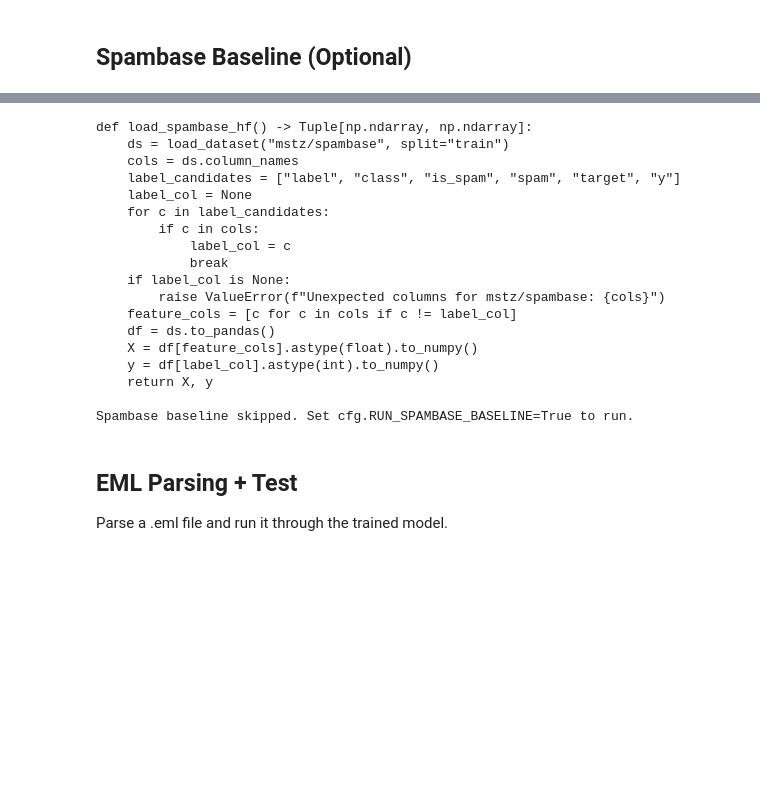
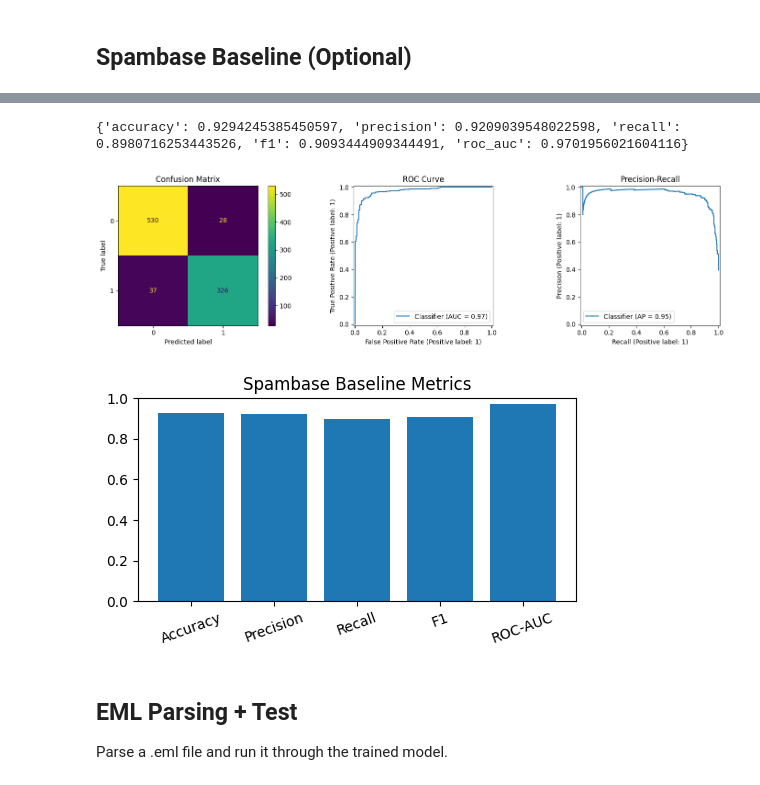
Before and after one commit to NRG-Wardog/SpamGuard, a Jupyter notebook: LLM_Spam.ipynb, the cells around one changed output, grey strips where cells are left out. Cells and saved outputs as stored; diff of their text form; code cells hidden in the pictures; blank space fills up the shorter version.

```diff
--- a/LLM_Spam.ipynb
+++ b/LLM_Spam.ipynb
@@ -995,12 +1040,11 @@ def build_training_args(cfg):
         kwargs["save_strategy"] = "steps" if quick else "epoch"
 
     if "logging_strategy" in params:
-        kwargs["logging_strategy"] = "steps"
-
-    if "logging_steps" in params:
-        kwargs["logging_steps"] = 20 if quick else 50
+        kwargs["logging_strategy"] = "steps" if quick else "epoch"
 
     if quick:
+        if "logging_steps" in params:
+            kwargs["logging_steps"] = 20
         if "eval_steps" in params:
             kwargs["eval_steps"] = 200
         if "save_steps" in params:
@@ -1130,50 +1256,60 @@ print(predict_spam(sample))
 # %%
-import inspect
-print(inspect.getsource(load_spambase_hf))
-
-
 if cfg.RUN_SPAMBASE_BASELINE:
     X, y = load_spambase_hf()
 
     X_train, X_test, y_train, y_test = train_test_split(
         X, y, test_size=0.2, random_state=cfg.SEED, stratify=y
     )
 
     pipe = Pipeline([
         ("scaler", StandardScaler()),
         ("clf", LogisticRegression(max_iter=2000)),
     ])
 
     pipe.fit(X_train, y_train)
     pred = pipe.predict(X_test)
     proba = pipe.predict_proba(X_test)[:, 1]
 
     acc = accuracy_score(y_test, pred)
     p, r, f1, _ = precision_recall_fscore_support(y_test, pred, average="binary", zero_division=0)
     auc = roc_auc_score(y_test, proba)
 
     print({"accuracy": acc, "precision": p, "recall": r, "f1": f1, "roc_auc": auc})
+
+    # Plots
+    try:
+        import matplotlib.pyplot as plt
+        from sklearn.metrics import ConfusionMatrixDisplay, RocCurveDisplay, PrecisionRecallDisplay
+
+        fig, axes = plt.subplots(1, 3, figsize=(15, 4))
+        ConfusionMatrixDisplay.from_predictions(y_test, pred, ax=axes[0], values_format='d')
+        axes[0].set_title("Confusion Matrix")
+
+        RocCurveDisplay.from_predictions(y_test, proba, ax=axes[1])
+        axes[1].set_title("ROC Curve")
+
+        PrecisionRecallDisplay.from_predictions(y_test, proba, ax=axes[2])
+        axes[2].set_title("Precision-Recall")
+
+        plt.tight_layout()
+        plt.show()
+
+        fig, ax = plt.subplots(figsize=(5, 3))
+        ax.bar(["Accuracy", "Precision", "Recall", "F1", "ROC-AUC"], [acc, p, r, f1, auc])
+        ax.set_ylim(0, 1)
+        ax.set_title("Spambase Baseline Metrics")
+        plt.xticks(rotation=20)
+        plt.tight_layout()
+        plt.show()
+    except Exception as e:
+        print("Plotting failed. Install matplotlib to enable graphs.")
+        print("Error:", e)
 else:
     print("Spambase baseline skipped. Set cfg.RUN_SPAMBASE_BASELINE=True to run.")
 # %% [output]
-def load_spambase_hf() -> Tuple[np.ndarray, np.ndarray]:
-    ds = load_dataset("mstz/spambase", split="train")
-    cols = ds.column_names
-    label_candidates = ["label", "class", "is_spam", "spam", "target", "y"]
-    label_col = None
-    for c in label_candidates:
-        if c in cols:
-            label_col = c
-            break
-    if label_col is None:
-        raise ValueError(f"Unexpected columns for mstz/spambase: {cols}")
-    feature_cols = [c for c in cols if c != label_col]
-    df = ds.to_pandas()
-    X = df[feature_cols].astype(float).to_numpy()
-    y = df[label_col].astype(int).to_numpy()
-    return X, y
-
-Spambase baseline skipped. Set cfg.RUN_SPAMBASE_BASELINE=True to run.
+{'accuracy': 0.9294245385450597, 'precision': 0.9209039548022598, 'recall': 0.8980716253443526, 'f1': 0.9093444909344491, 'roc_auc': 0.9701956021604116}
+[figure, added]
+[figure, added]
 # %% [markdown]
 ## EML Parsing + Test
 Parse a .eml file and run it through the trained model.
```
Also changed, not shown: parts of 10 cells of this notebook, 1 other file.
